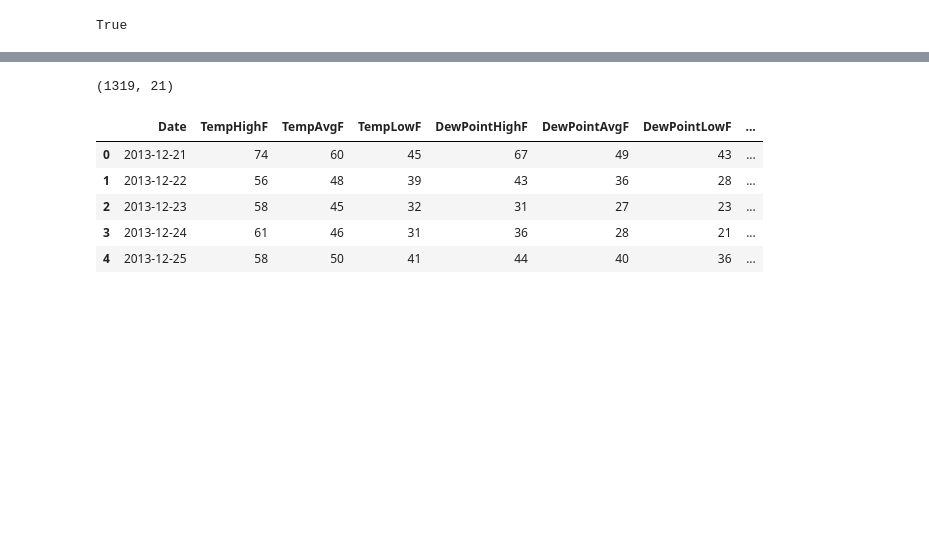
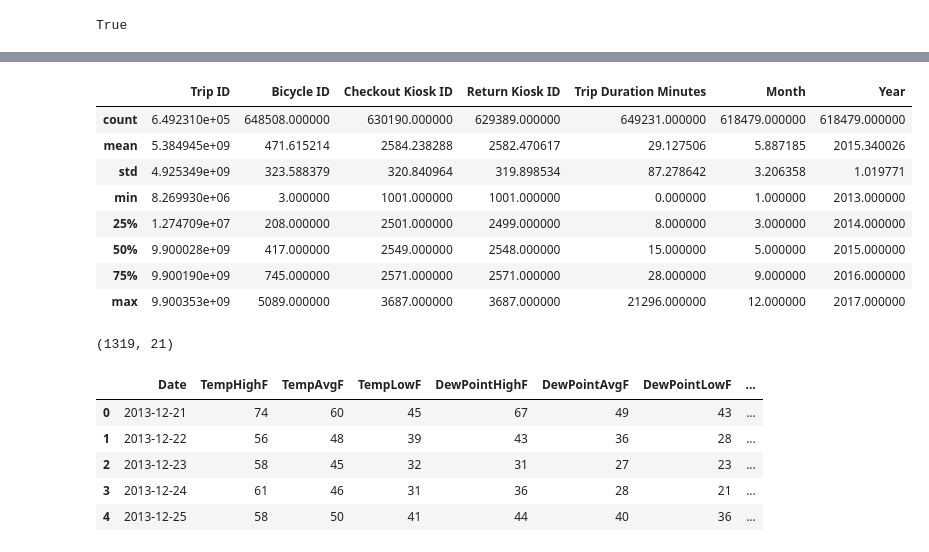
Before and after one commit to danny305/Austin-bike-project, a Jupyter notebook: danny_data_exploration.ipynb, the cells around one changed output, grey strips where cells are left out. Drawn from its saved outputs; the diff is of its cells as text; code cells hidden in the pictures; blank space fills up the shorter version.

```diff
--- a/danny_data_exploration.ipynb
+++ b/danny_data_exploration.ipynb
@@ -104,3 +152,15 @@ cycle_trips_df.head()
+# %%
+cycle_df.describe()
+# %% [output]
+|  | Trip ID | Bicycle ID | Checkout Kiosk ID | Return Kiosk ID | Trip Duration Minutes | Month | Year |
+| count | 6.492310e+05 | 648508.000000 | 630190.000000 | 629389.000000 | 649231.000000 | 618479.000000 | 618479.000000 |
+| mean | 5.384945e+09 | 471.615214 | 2584.238288 | 2582.470617 | 29.127506 | 5.887185 | 2015.340026 |
+| std | 4.925349e+09 | 323.588379 | 320.840964 | 319.898534 | 87.278642 | 3.206358 | 1.019771 |
+| min | 8.269930e+06 | 3.000000 | 1001.000000 | 1001.000000 | 0.000000 | 1.000000 | 2013.000000 |
+| 25% | 1.274709e+07 | 208.000000 | 2501.000000 | 2499.000000 | 8.000000 | 3.000000 | 2014.000000 |
+| 50% | 9.900028e+09 | 417.000000 | 2549.000000 | 2548.000000 | 15.000000 | 5.000000 | 2015.000000 |
+| 75% | 9.900190e+09 | 745.000000 | 2571.000000 | 2571.000000 | 28.000000 | 9.000000 | 2016.000000 |
+| max | 9.900353e+09 | 5089.000000 | 3687.000000 | 3687.000000 | 21296.000000 | 12.000000 | 2017.000000 |
 # %%
 print(weather_df.shape)
 weather_df.head(5)
```
Also changed, not shown: parts of 25 cells of this notebook.
